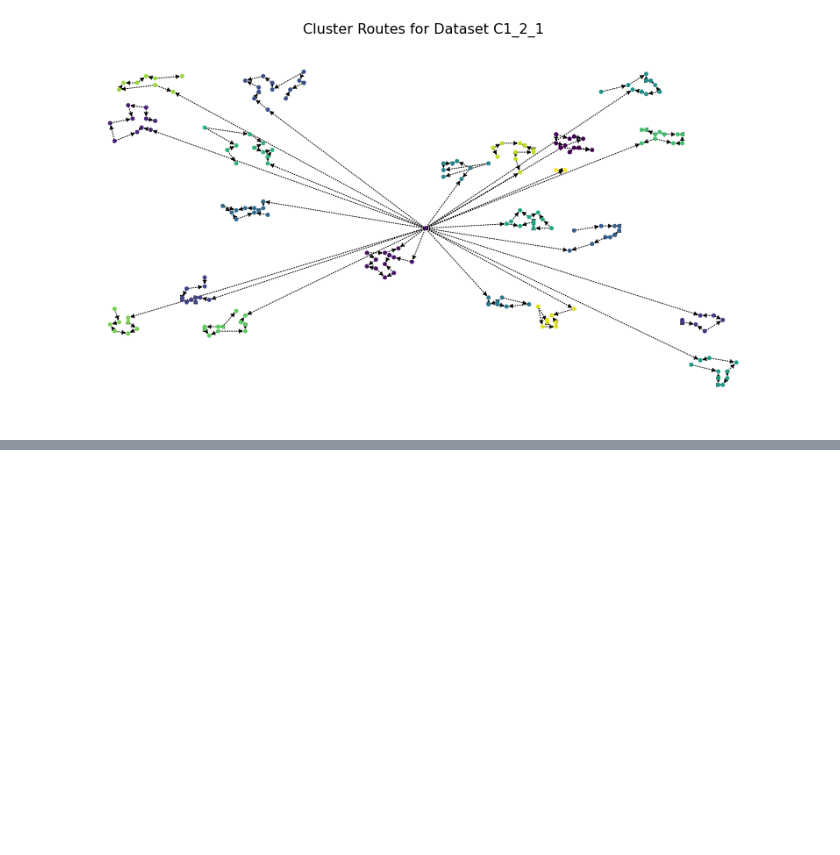
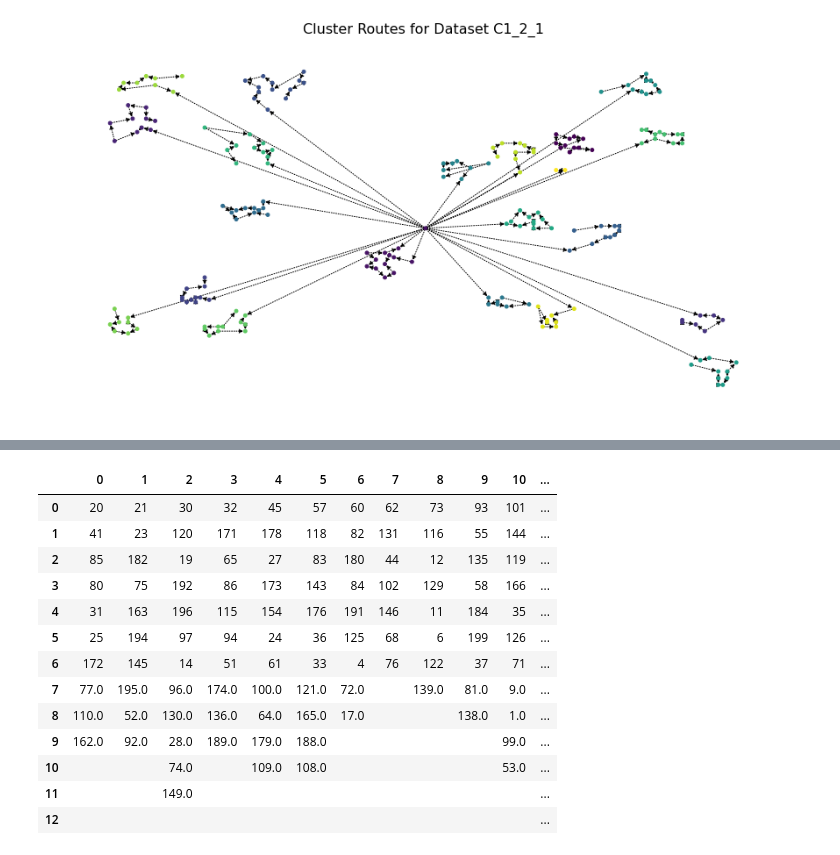
Before and after one commit to medcoughlin/MLC_VRPTW, a Jupyter notebook: MLC Final project.ipynb, the cells around one changed output, grey strips where cells are left out. Cells and saved outputs as stored; diff of their text form; code cells hidden in the pictures; blank space fills up the shorter version.

```diff
--- a/MLC Final project.ipynb
+++ b/MLC Final project.ipynb
@@ -413,3 +413,9 @@ for index, row in success.iterrows():
     plt.title("Cluster Routes for Dataset "+row["Dataset Name"][5:], fontsize=16)
     plt.savefig(row["Dataset Name"]+"_cluster_routes_map.png")
     plt.close()
+# %%
+os.chdir('C:/Users/medco/OneDrive/Documents/GitHub/MLC_VRPTW/sol')
+
+c_1_2_1 = pd.read_csv('MLC_project_sol_C1_2_1.csv',header=None)
+c_1_2_1 = c_1_2_1.replace(np.nan, '')
+c_1_2_1 = c_1_2_1.T
@@ -415,0 +468,17 @@ for index, row in success.iterrows():
+# %%
+c_1_2_1
+# %% [output]
+|  | 0 | 1 | 2 | 3 | 4 | 5 | 6 | 7 | 8 | 9 | 10 | ... |
+| 0 | 20 | 21 | 30 | 32 | 45 | 57 | 60 | 62 | 73 | 93 | 101 | ... |
+| 1 | 41 | 23 | 120 | 171 | 178 | 118 | 82 | 131 | 116 | 55 | 144 | ... |
+| 2 | 85 | 182 | 19 | 65 | 27 | 83 | 180 | 44 | 12 | 135 | 119 | ... |
+| 3 | 80 | 75 | 192 | 86 | 173 | 143 | 84 | 102 | 129 | 58 | 166 | ... |
+| 4 | 31 | 163 | 196 | 115 | 154 | 176 | 191 | 146 | 11 | 184 | 35 | ... |
+| 5 | 25 | 194 | 97 | 94 | 24 | 36 | 125 | 68 | 6 | 199 | 126 | ... |
+| 6 | 172 | 145 | 14 | 51 | 61 | 33 | 4 | 76 | 122 | 37 | 71 | ... |
+| 7 | 77.0 | 195.0 | 96.0 | 174.0 | 100.0 | 121.0 | 72.0 |  | 139.0 | 81.0 | 9.0 | ... |
+| 8 | 110.0 | 52.0 | 130.0 | 136.0 | 64.0 | 165.0 | 17.0 |  |  | 138.0 | 1.0 | ... |
+| 9 | 162.0 | 92.0 | 28.0 | 189.0 | 179.0 | 188.0 |  |  |  |  | 99.0 | ... |
+| 10 |  |  | 74.0 |  | 109.0 | 108.0 |  |  |  |  | 53.0 | ... |
+| 11 |  |  | 149.0 |  |  |  |  |  |  |  |  | ... |
+| 12 |  |  |  |  |  |  |  |  |  |  |  | ... |
```
Also changed, not shown: parts of 4 cells of this notebook.
